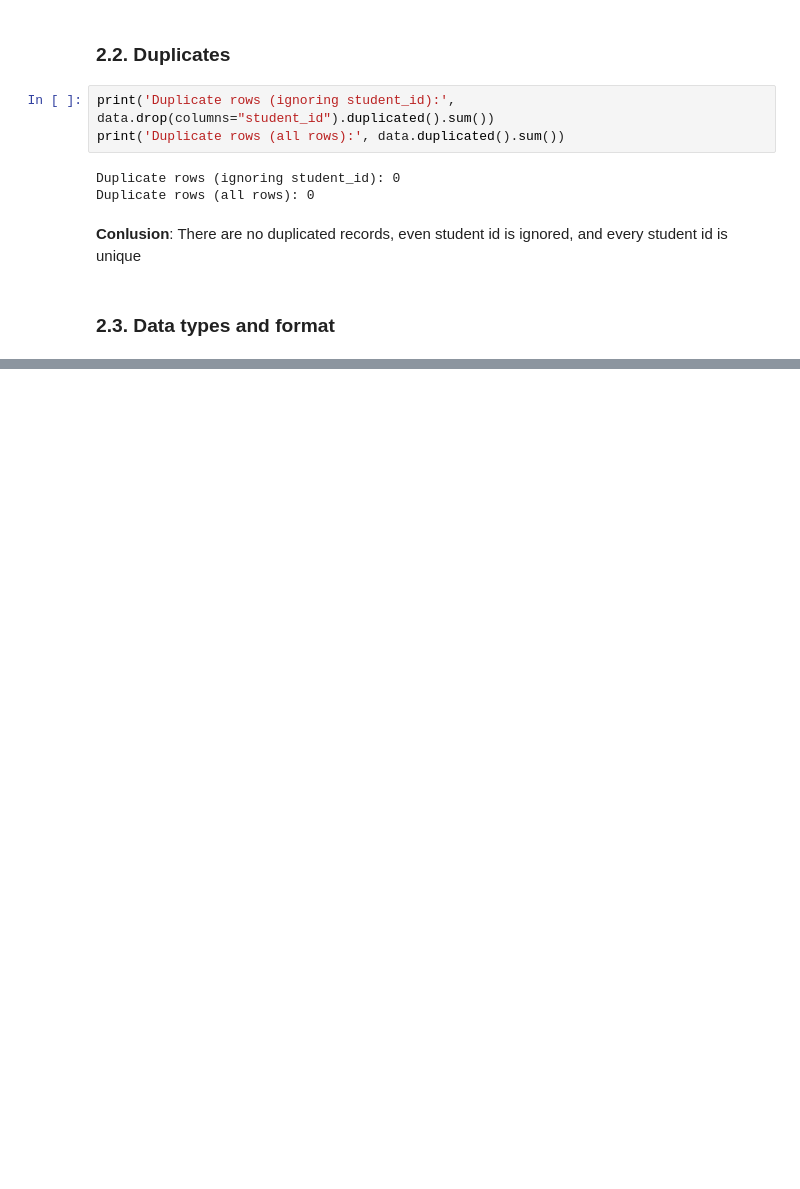
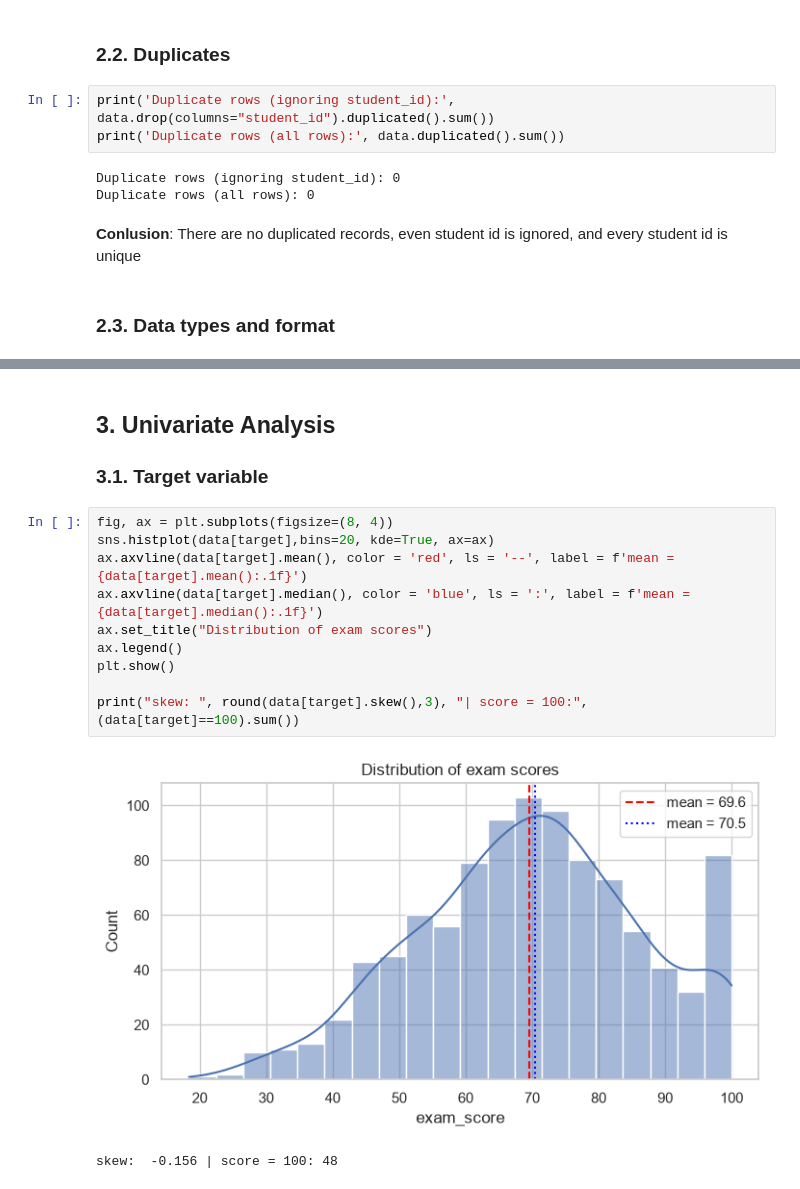
Before and after one commit to trungsyd2409/EDA_academic_performace_1, a Jupyter notebook: EDA_final.ipynb, the cells around one changed output, grey strips where cells are left out. Saved outputs shown, nothing was run; the diff lists cells and outputs as text; blank space fills up the shorter version.

Commit message:
Univariate analysis

```diff
--- a/EDA_final.ipynb
+++ b/EDA_final.ipynb
@@ -194,0 +289,16 @@ Duplicate rows (all rows): 0
+# %% [markdown]
+## 3. Univariate Analysis
+### 3.1. Target variable
+# %%
+fig, ax = plt.subplots(figsize=(8, 4))
+sns.histplot(data[target],bins=20, kde=True, ax=ax)
+ax.axvline(data[target].mean(), color = 'red', ls = '--', label = f'mean = {data[target].mean():.1f}')
+ax.axvline(data[target].median(), color = 'blue', ls = ':', label = f'mean = {data[target].median():.1f}')
+ax.set_title("Distribution of exam scores")
+ax.legend()
+plt.show()
+
+print("skew: ", round(data[target].skew(),3), "| score = 100:", (data[target]==100).sum())
+# %% [output]
+[figure, added]
+skew:  -0.156 | score = 100: 48
```
Also changed, not shown: parts of 16 cells of this notebook, 1 other file.
